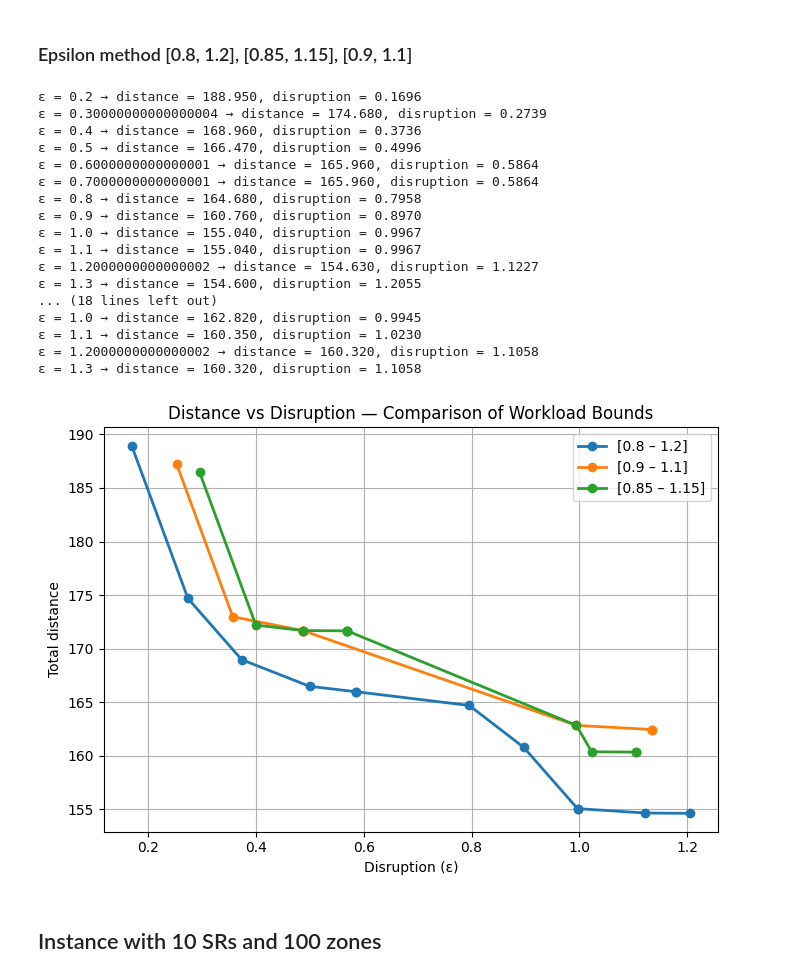
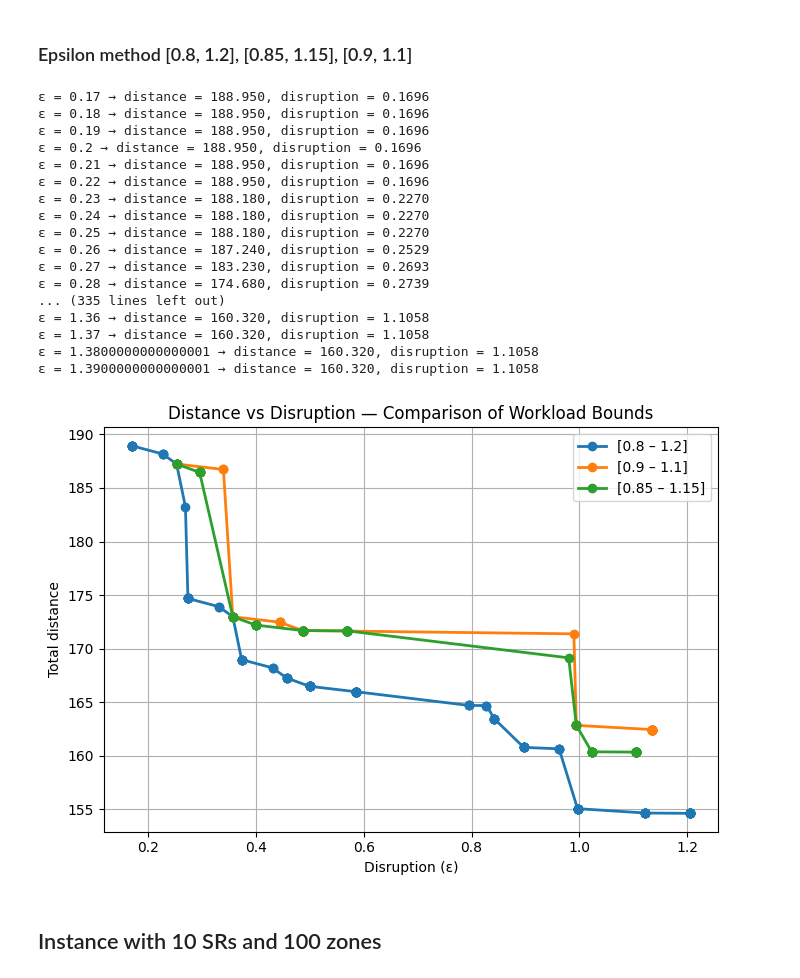
Before and after one commit to MathysBgh/Pfizer_Project, a Jupyter notebook: Pfizer_Step1.ipynb, the cells around one changed output. Saved outputs shown, nothing was run; the diff lists cells and outputs as text; code cells hidden in the pictures.

```diff
--- a/Pfizer_Step1.ipynb
+++ b/Pfizer_Step1.ipynb
@@ -385,7 +383,7 @@ def solve_pareto(model_name, workload_min, workload_max):
     )
 
     # Pareto frontier
-    epsilons = np.arange(0.0, 1.4, 0.1) # from 0.0 to 1.3 with step 0.1
+    epsilons = np.arange(0.0, 1.4, 0.01) # from 0.0 to 1.3 with step 0.01
     pareto_points = []
 
     for eps in epsilons:
@@ -406,50 +404,50 @@ def solve_pareto(model_name, workload_min, workload_max):
 
     return pareto_points
 
 
 # === Résolution pour les 3 scénarios ===
 pareto_12 = solve_pareto("model_08_12", 0.8, 1.2)
 pareto_11 = solve_pareto("model_09_11", 0.9, 1.1)
 pareto_115 = solve_pareto("model_085_115", 0.85, 1.15)
 
 # === Tracé comparatif ===
 plt.figure(figsize=(7, 5))
 if pareto_12:
     eps_vals, costs = zip(*pareto_12)
     plt.plot(eps_vals, costs, 'o-', label='[0.8 – 1.2]', linewidth=2)
 if pareto_11:
     eps_vals, costs = zip(*pareto_11)
     plt.plot(eps_vals, costs, 'o-', label='[0.9 – 1.1]', linewidth=2)
 if pareto_115:
     eps_vals, costs = zip(*pareto_115)
     plt.plot(eps_vals, costs, 'o-', label='[0.85 – 1.15]', linewidth=2)
 
 plt.xlabel("Disruption (ε)")
 plt.ylabel("Total distance")
 plt.title("Distance vs Disruption — Comparison of Workload Bounds")
 plt.legend()
 plt.grid(True)
 plt.tight_layout()
 plt.show()
 # %% [output]
+ε = 0.17 → distance = 188.950, disruption = 0.1696
+ε = 0.18 → distance = 188.950, disruption = 0.1696
+ε = 0.19 → distance = 188.950, disruption = 0.1696
 ε = 0.2 → distance = 188.950, disruption = 0.1696
-ε = 0.30000000000000004 → distance = 174.680, disruption = 0.2739
-ε = 0.4 → distance = 168.960, disruption = 0.3736
-ε = 0.5 → distance = 166.470, disruption = 0.4996
-ε = 0.6000000000000001 → distance = 165.960, disruption = 0.5864
-ε = 0.7000000000000001 → distance = 165.960, disruption = 0.5864
-ε = 0.8 → distance = 164.680, disruption = 0.7958
-ε = 0.9 → distance = 160.760, disruption = 0.8970
-ε = 1.0 → distance = 155.040, disruption = 0.9967
-ε = 1.1 → distance = 155.040, disruption = 0.9967
-ε = 1.2000000000000002 → distance = 154.630, disruption = 1.1227
-ε = 1.3 → distance = 154.600, disruption = 1.2055
-... (18 lines left out)
-ε = 1.0 → distance = 162.820, disruption = 0.9945
-ε = 1.1 → distance = 160.350, disruption = 1.0230
-ε = 1.2000000000000002 → distance = 160.320, disruption = 1.1058
-ε = 1.3 → distance = 160.320, disruption = 1.1058
+ε = 0.21 → distance = 188.950, disruption = 0.1696
+ε = 0.22 → distance = 188.950, disruption = 0.1696
+ε = 0.23 → distance = 188.180, disruption = 0.2270
+ε = 0.24 → distance = 188.180, disruption = 0.2270
+ε = 0.25 → distance = 188.180, disruption = 0.2270
+ε = 0.26 → distance = 187.240, disruption = 0.2529
+ε = 0.27 → distance = 183.230, disruption = 0.2693
+ε = 0.28 → distance = 174.680, disruption = 0.2739
+... (335 lines left out)
+ε = 1.36 → distance = 160.320, disruption = 1.1058
+ε = 1.37 → distance = 160.320, disruption = 1.1058
+ε = 1.3800000000000001 → distance = 160.320, disruption = 1.1058
+ε = 1.3900000000000001 → distance = 160.320, disruption = 1.1058
-[figure, old version]
+[figure, new version]
 # %% [markdown]
 ## Instance with 10 SRs and 100 zones
 # %%
```
Also changed, not shown: parts of 3 cells of this notebook, 2 other files.
